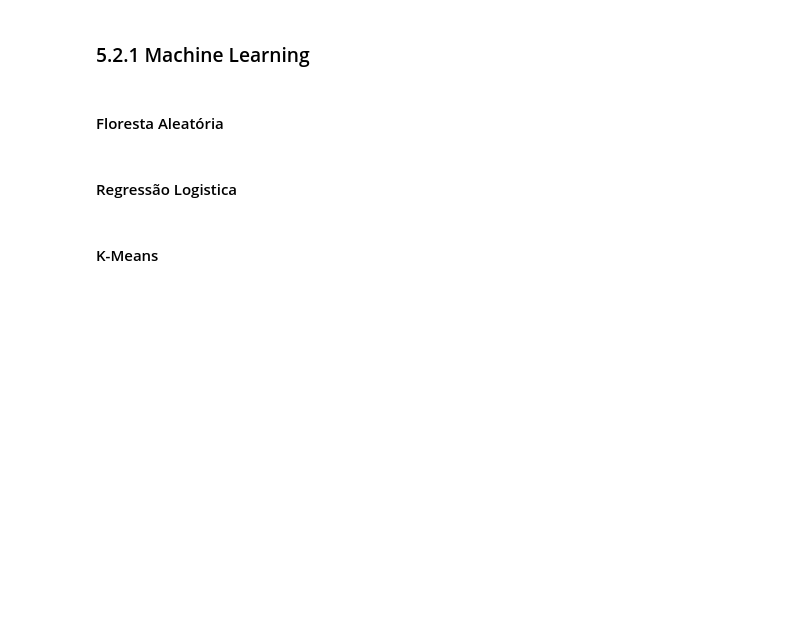
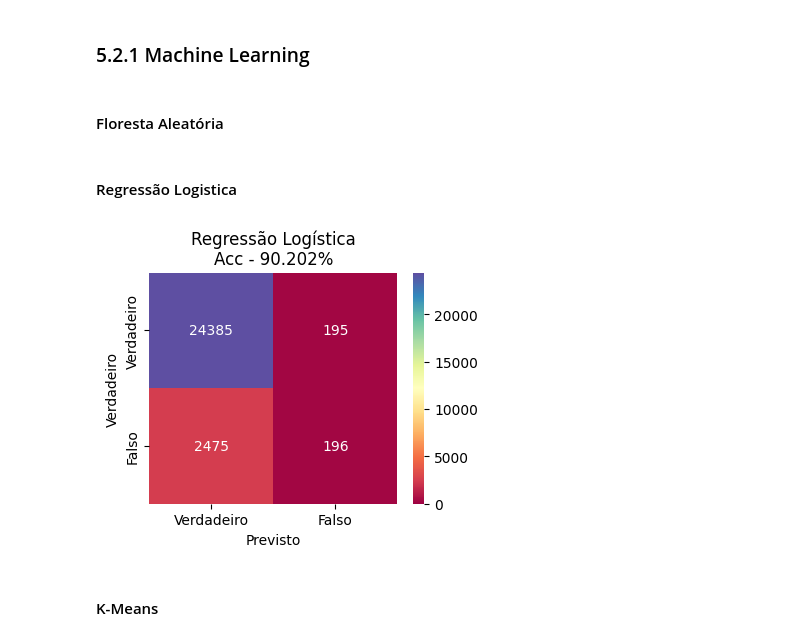
Before and after one commit to barauna-lo/Code_Library, a Jupyter notebook: TCC_PUCMinas.ipynb, the cells around one changed output. Saved outputs shown, nothing was run; the diff lists cells and outputs as text; code cells hidden in the pictures; blank space fills up the shorter version.

```diff
--- a/TCC_PUCMinas.ipynb
+++ b/TCC_PUCMinas.ipynb
@@ -350,9 +357,11 @@ pred_rfc = rfc.predict(x_test)
 # %%
 logreg = LogisticRegression(n_jobs=-1, random_state=55)
 logreg.fit(x_train,y_train)
 pred_logreg = logreg.predict(x_test)
 plt.figure(figsize=(4,3),dpi=100)
-plot_cmatrix(y_test,pred_logreg,title='Regressão Logística')
+plot_cmatrix(y_test,pred_logreg,title='Regressão Logística',vmax=2500,vmin=0,color='Spectral')
+# %% [output]
+[figure, added]
 # %%
 # #Explorando diferentes hiperparâmetros para o LogisticRegression
 # param_grid = {
```
Also changed, not shown: parts of 37 cells of this notebook.
